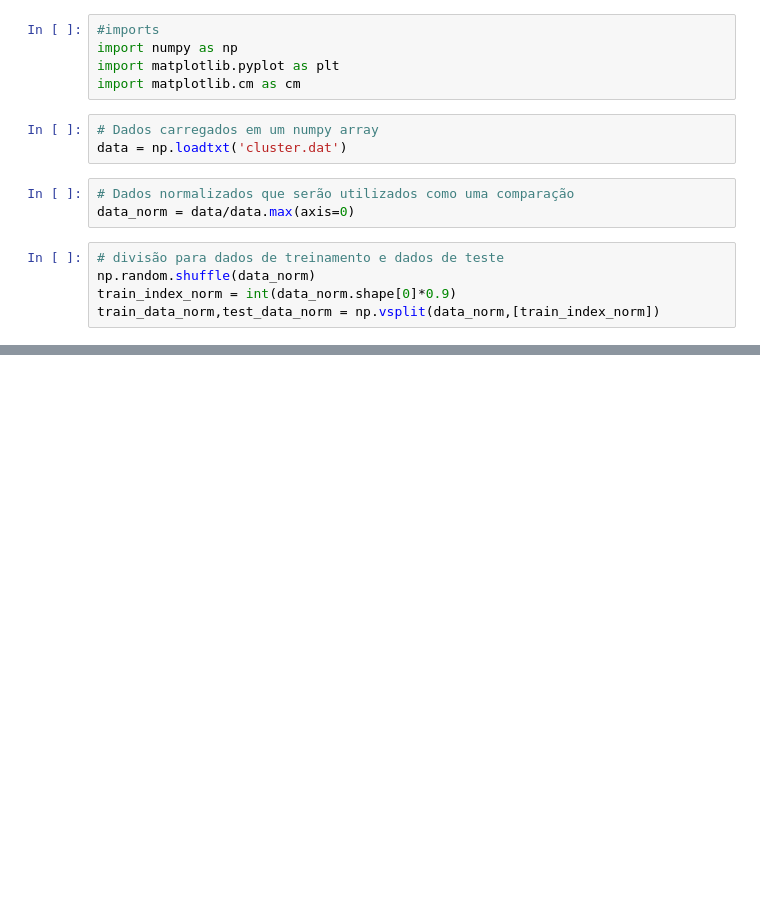
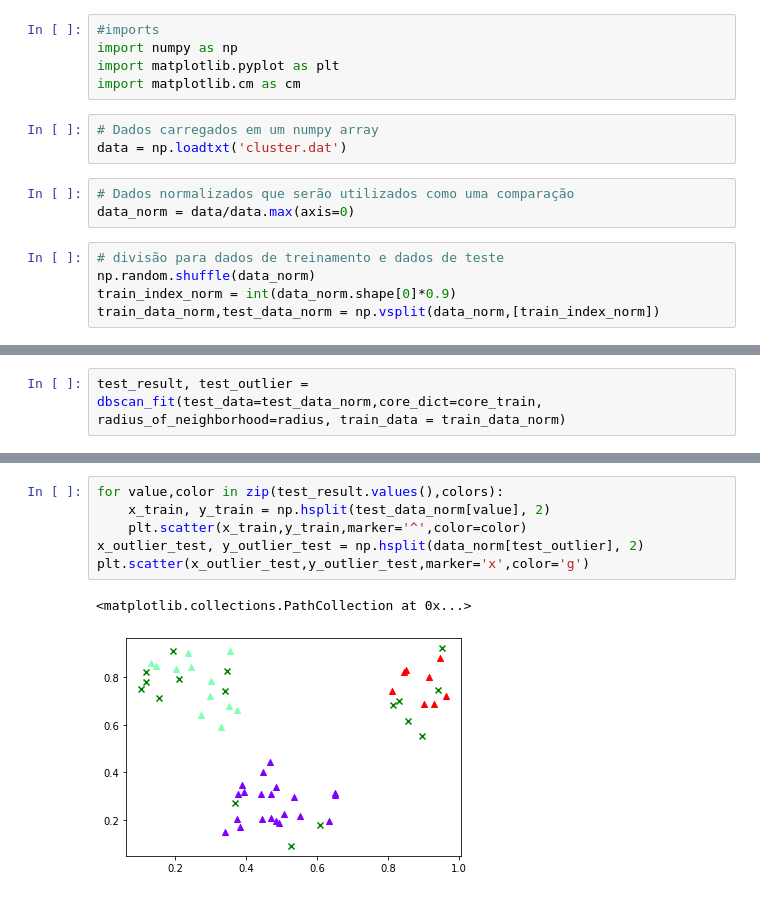
Before and after one commit to Ftmarruda/p1-mc886, a Jupyter notebook: dbscan.ipynb, the cells around one changed output, grey strips where cells are left out. Drawn from its saved outputs; the diff is of its cells as text; blank space fills up the shorter version.

```diff
--- a/dbscan.ipynb
+++ b/dbscan.ipynb
@@ -106,0 +149,2 @@ plt.show()
+# %%
+test_result, test_outlier = dbscan_fit(test_data=test_data_norm,core_dict=core_train, radius_of_neighborhood=radius, train_data = train_data_norm)
@@ -106,0 +155,9 @@ plt.show()
+# %%
+for value,color in zip(test_result.values(),colors):
+    x_train, y_train = np.hsplit(test_data_norm[value], 2)
+    plt.scatter(x_train,y_train,marker='^',color=color)
+x_outlier_test, y_outlier_test = np.hsplit(data_norm[test_outlier], 2)
+plt.scatter(x_outlier_test,y_outlier_test,marker='x',color='g')
+# %% [output]
+<matplotlib.collections.PathCollection at 0x...>
+[figure, added]
```
Also changed, not shown: parts of 14 cells of this notebook.
